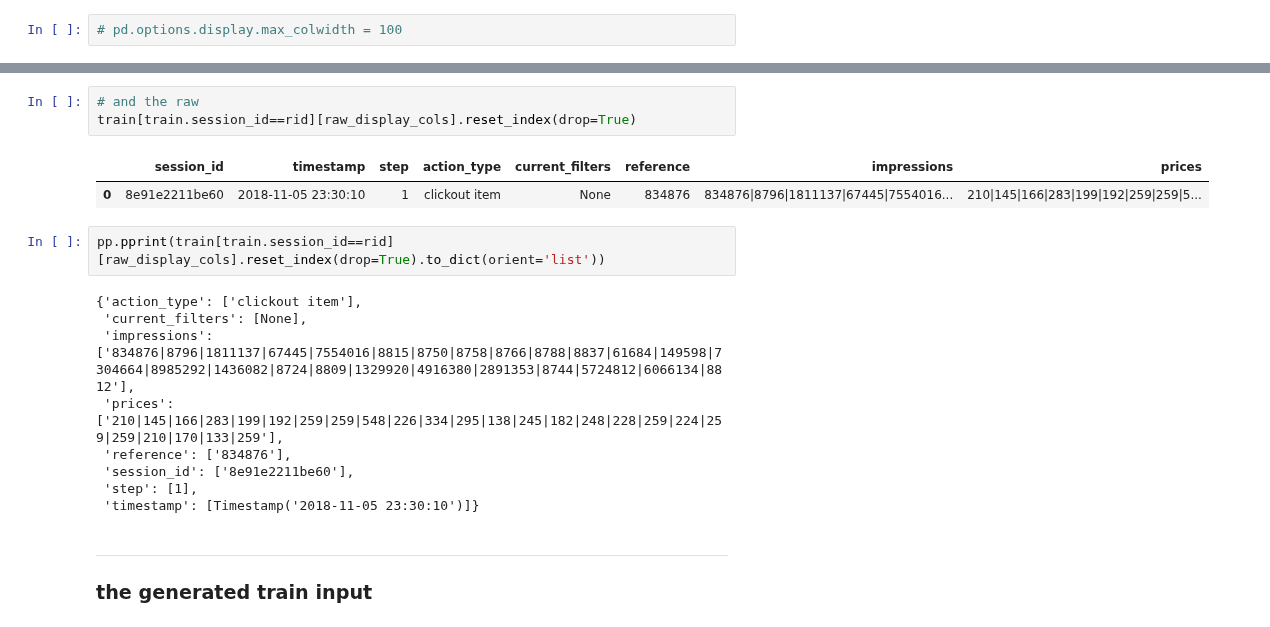
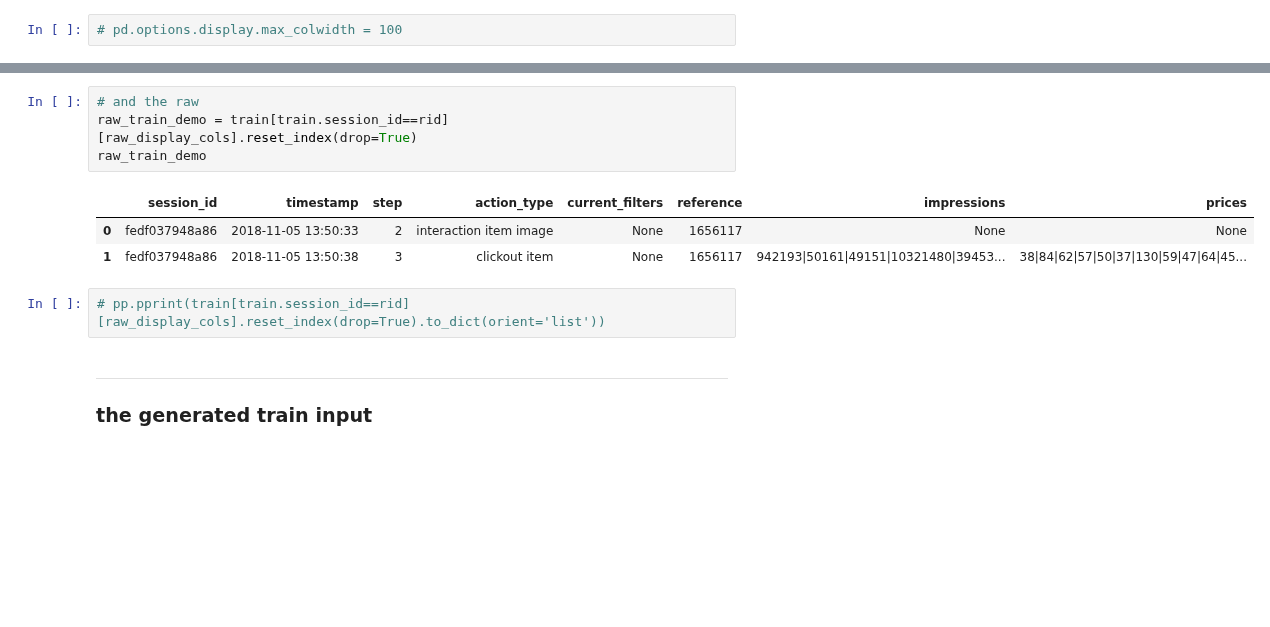
Before and after one commit to samshipengs/naps, a Jupyter notebook: playground2.ipynb, the cells around one changed output, grey strips where cells are left out. Cells and saved outputs as stored; diff of their text form; blank space fills up the shorter version.

```diff
--- a/playground2.ipynb
+++ b/playground2.ipynb
@@ -92,20 +84,13 @@ pp.pprint(df[df.session_id==rid][display_cols].reset_index(drop=True).to_dict(or
 # %%
 # and the raw
-train[train.session_id==rid][raw_display_cols].reset_index(drop=True)
+raw_train_demo = train[train.session_id==rid][raw_display_cols].reset_index(drop=True)
+raw_train_demo
 # %% [output]
 |  | session_id | timestamp | step | action_type | current_filters | reference | impressions | prices |
-| 0 | 8e91e2211be60 | 2018-11-05 23:30:10 | 1 | clickout item | None | 834876 | 834876|8796|1811137|67445|7554016... | 210|145|166|283|199|192|259|259|5... |
+| 0 | fedf037948a86 | 2018-11-05 13:50:33 | 2 | interaction item image | None | 1656117 | None | None |
+| 1 | fedf037948a86 | 2018-11-05 13:50:38 | 3 | clickout item | None | 1656117 | 942193|50161|49151|10321480|39453... | 38|84|62|57|50|37|130|59|47|64|45... |
 # %%
-pp.pprint(train[train.session_id==rid][raw_display_cols].reset_index(drop=True).to_dict(orient='list'))
+# pp.pprint(train[train.session_id==rid][raw_display_cols].reset_index(drop=True).to_dict(orient='list'))
-# %% [output]
-{'action_type': ['clickout item'],
- 'current_filters': [None],
- 'impressions': ['834876|8796|1811137|67445|7554016|8815|8750|8758|8766|8788|8837|61684|149598|7304664|8985292|1436082|8724|8809|1329920|4916380|2891353|8744|5724812|6066134|8812'],
- 'prices': ['210|145|166|283|199|192|259|259|548|226|334|295|138|245|182|248|228|259|224|259|259|210|170|133|259'],
- 'reference': ['834876'],
- 'session_id': ['8e91e2211be60'],
- 'step': [1],
- 'timestamp': [Timestamp('2018-11-05 23:30:10')]}
 # %% [markdown]
 ---
 ### the generated train input
```
Also changed, not shown: parts of 23 cells of this notebook, 2 other files.
